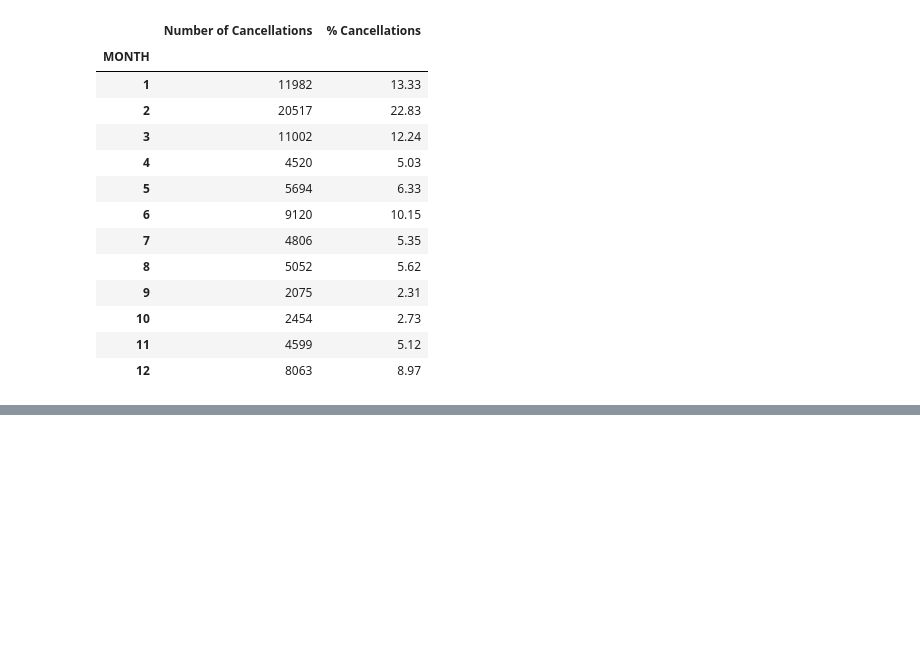
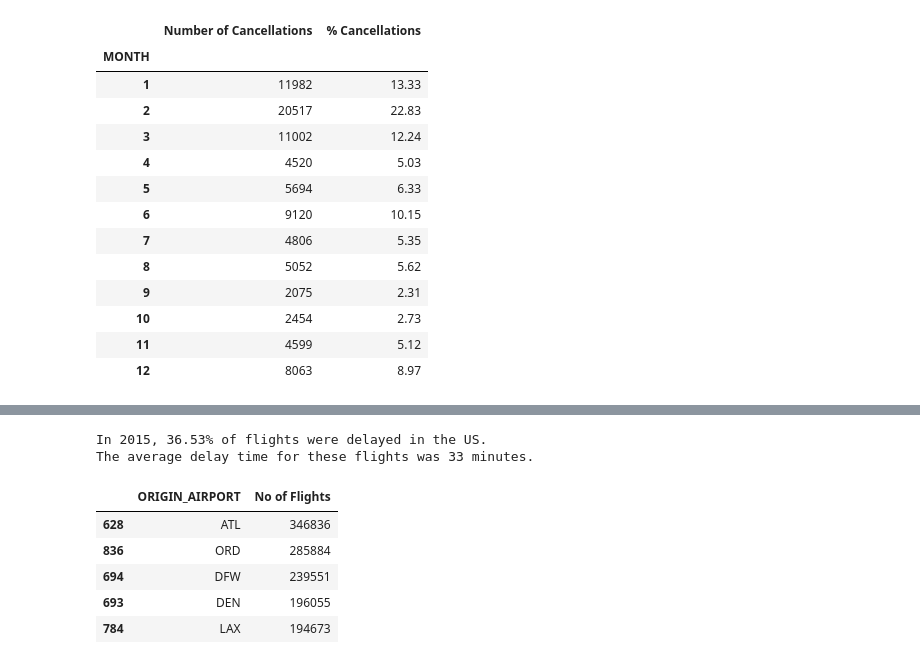
Before and after one commit to Chadi272/The_Air_Marshalls, a Jupyter notebook: Flight Delays.ipynb, the cells around one changed output, grey strips where cells are left out. Saved outputs shown, nothing was run; the diff lists cells and outputs as text; code cells hidden in the pictures; blank space fills up the shorter version.

```diff
--- a/Flight Delays.ipynb
+++ b/Flight Delays.ipynb
@@ -193,0 +179,30 @@ The average delay time for these flights was 33 minutes.
+# %%
+total_flights = len(df)
+dep_delays = df.loc[df["DEPARTURE_DELAY"]>0]
+
+total_dep_delays = len(dep_delays)
+per_dep_delay = total_dep_delays / total_flights * 100
+
+av_delay = sum(dep_delays["DEPARTURE_DELAY"]) / total_dep_delays
+
+print(f"In 2015, {per_dep_delay:.2f}% of flights were delayed in the US.")
+print(f"The average delay time for these flights was {av_delay:.0f} minutes.")
+# %% [output]
+In 2015, 36.53% of flights were delayed in the US.
+The average delay time for these flights was 33 minutes.
+# %%
+# What are the top 5 busiest origin airports in 2015?
+
+trim_df = df[['ORIGIN_AIRPORT','DEPARTURE_DELAY','ARRIVAL_DELAY','CANCELLED']]
+busy_df = trim_df.groupby(['ORIGIN_AIRPORT']).size().reset_index(name='No of Flights')
+
+busy_df = busy_df.sort_values(by="No of Flights", ascending=False)
+top_busy_df = busy_df.head(5)
+top_busy_df
+# %% [output]
+|  | ORIGIN_AIRPORT | No of Flights |
+| 628 | ATL | 346836 |
+| 836 | ORD | 285884 |
+| 694 | DFW | 239551 |
+| 693 | DEN | 196055 |
+| 784 | LAX | 194673 |
```
Also changed, not shown: parts of 11 cells of this notebook.
